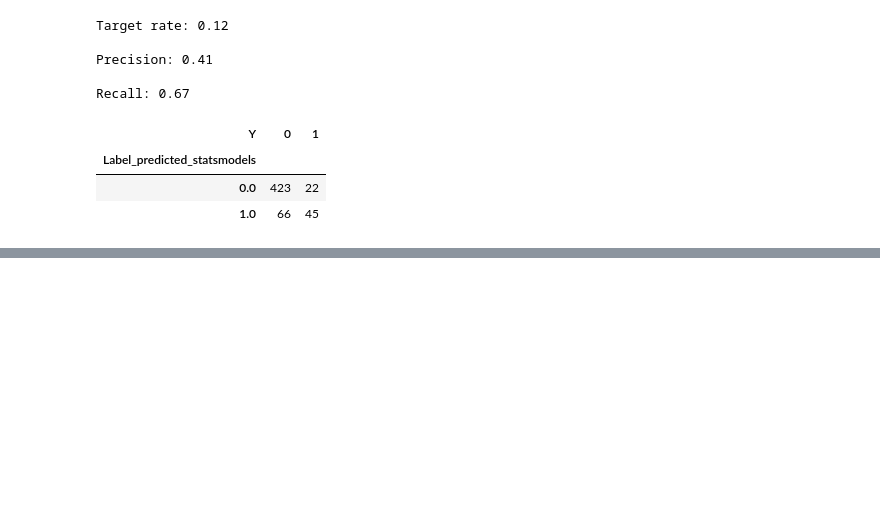
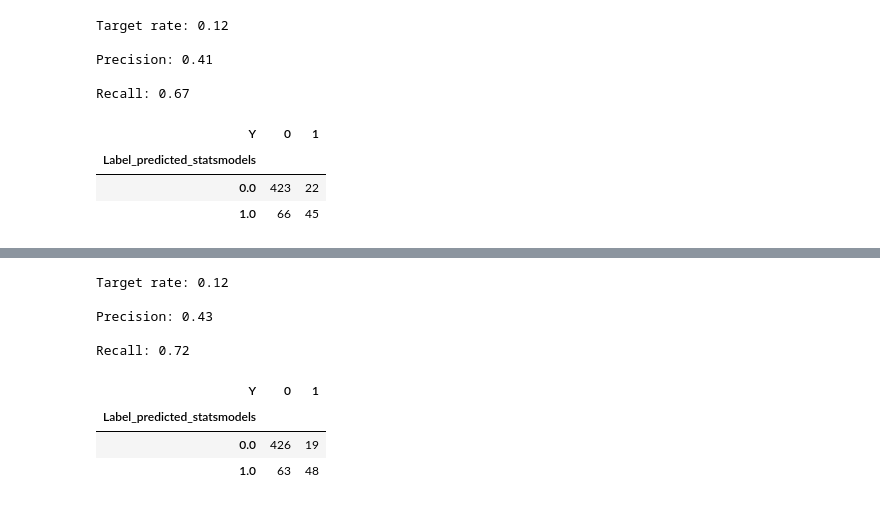
Before and after one commit to guillaumeovf/CarLoanDefault, a Jupyter notebook: wine_quality.ipynb, the cells around one changed output, grey strips where cells are left out. Cells and saved outputs as stored; diff of their text form; code cells hidden in the pictures; blank space fills up the shorter version.

```diff
--- a/wine_quality.ipynb
+++ b/wine_quality.ipynb
@@ -1702,0 +1707,12 @@ test.head(2)
+# %%
+confusion_matrix_statsmodels(oot, 'Y', 'Predict_sklearn_reglog_lasso', 111)
+# %% [output]
+Target rate: 0.12
+
+Precision: 0.43
+
+Recall: 0.72
+| Y | 0 | 1 |
+| Label_predicted_statsmodels |  |  |
+| 0.0 | 426 | 19 |
+| 1.0 | 63 | 48 |
```
Also changed, not shown: parts of 8 cells of this notebook.
